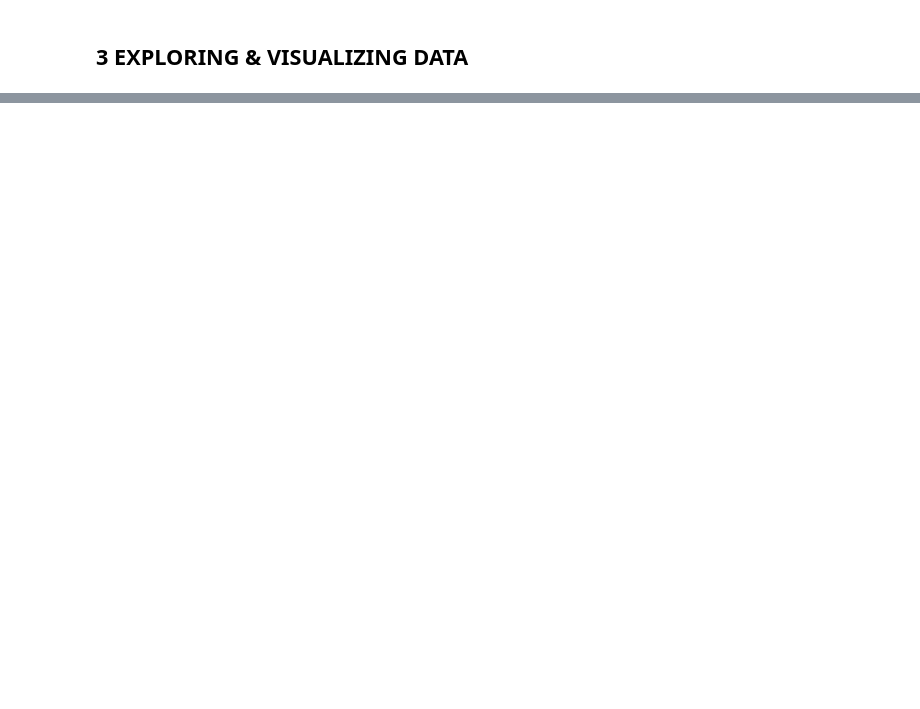
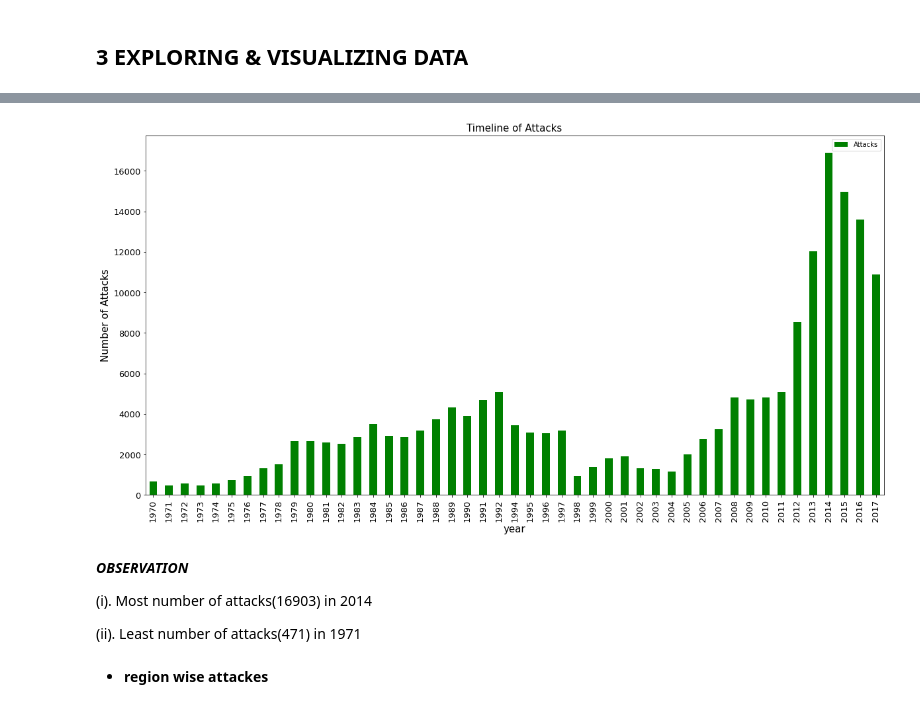
Before and after one commit to vicksypython/gbd-analysis, a Jupyter notebook: Copy_of_Global_Terrorism_Analysis_Capstone_Project.ipynb, the cells around one changed output, grey strips where cells are left out. Cells and saved outputs as stored; diff of their text form; code cells hidden in the pictures; blank space fills up the shorter version.

```diff
--- a/Copy_of_Global_Terrorism_Analysis_Capstone_Project.ipynb
+++ b/Copy_of_Global_Terrorism_Analysis_Capstone_Project.ipynb
@@ -147,0 +196,4 @@ Name: country_txt, dtype: int64
+# %%
+# YEAR WISE ATTACKS
+attacks = gtd["Year"].value_counts(dropna=False).sort_index().to_frame().reset_index().rename(columns={"index":"Year","Year":"Attacks"}).set_index("Year")
+attacks.head(10)
@@ -147,0 +213,16 @@ Name: country_txt, dtype: int64
+# %%
+attacks.plot(kind="bar",color="green",figsize=(20,10),fontsize=13)
+plt.title("Timeline of Attacks",fontsize=15)
+plt.xlabel("year",fontsize=15)
+plt.ylabel("Number of Attacks",fontsize=15)
+plt.show()
+# %% [output]
+[figure, added]
+# %% [markdown]
+***OBSERVATION***
+
+ (i). Most number of attacks(16903) in 2014
+
+  (ii). Least number of attacks(471) in 1971
+# %% [markdown]
+* **region wise attackes**
```
Also changed, not shown: parts of 20 cells of this notebook.
